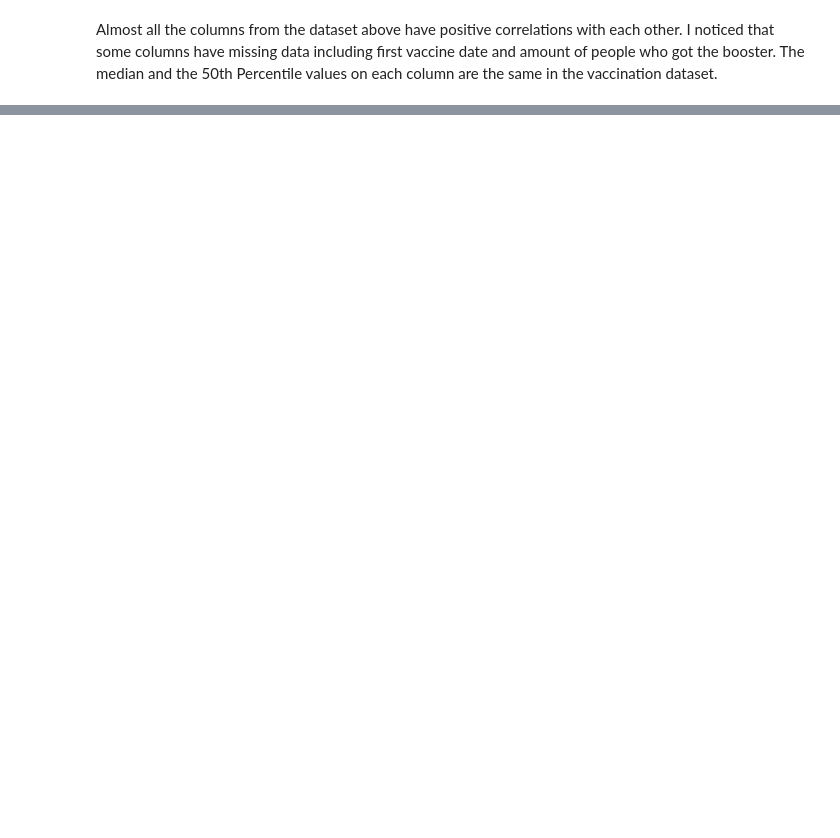
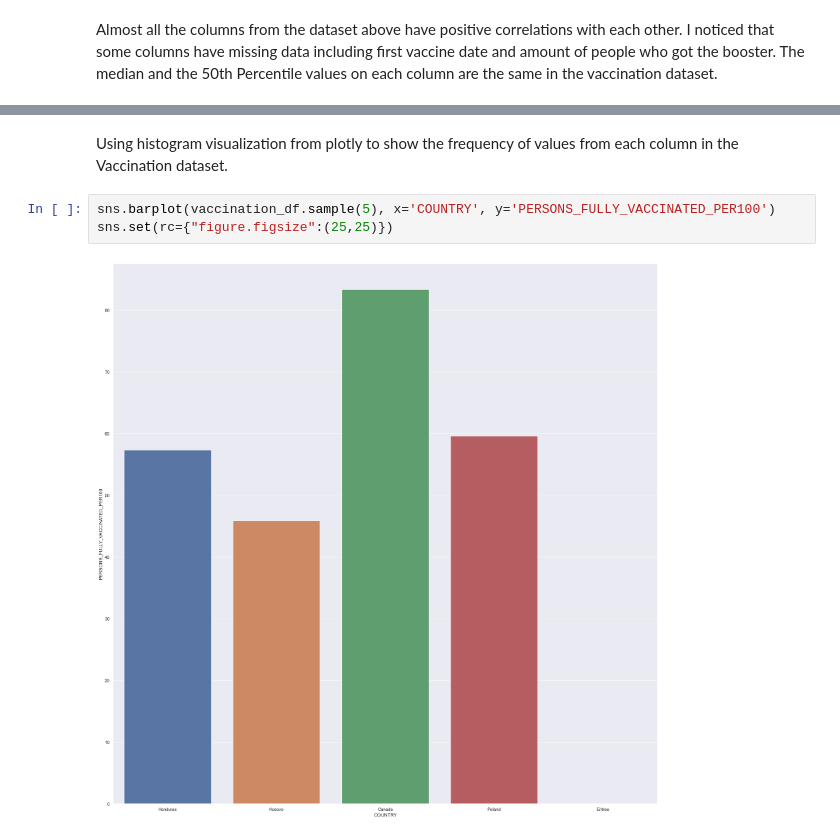
Before and after one commit to IT4063C-Fall22/final-project-zhukv98, a Jupyter notebook: source.ipynb, the cells around one changed output, grey strips where cells are left out. Drawn from its saved outputs; the diff is of its cells as text; blank space fills up the shorter version.

```diff
--- a/source.ipynb
+++ b/source.ipynb
@@ -336,0 +341,7 @@ Almost all the columns from the dataset above have positive correlations with ea
+# %% [markdown]
+Using histogram visualization from plotly to show the frequency of values from each column in the Vaccination dataset.
+# %%
+sns.barplot(vaccination_df.sample(5), x='COUNTRY', y='PERSONS_FULLY_VACCINATED_PER100')
+sns.set(rc={"figure.figsize":(25,25)})
+# %% [output]
+[figure, added]
```
Also changed, not shown: parts of 7 cells of this notebook.
